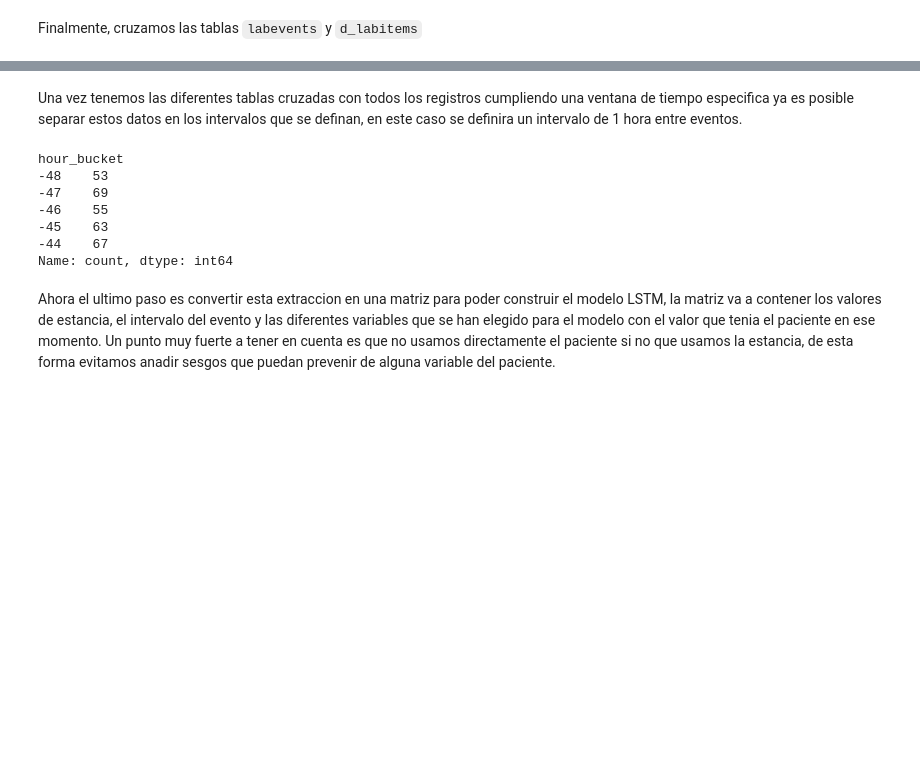
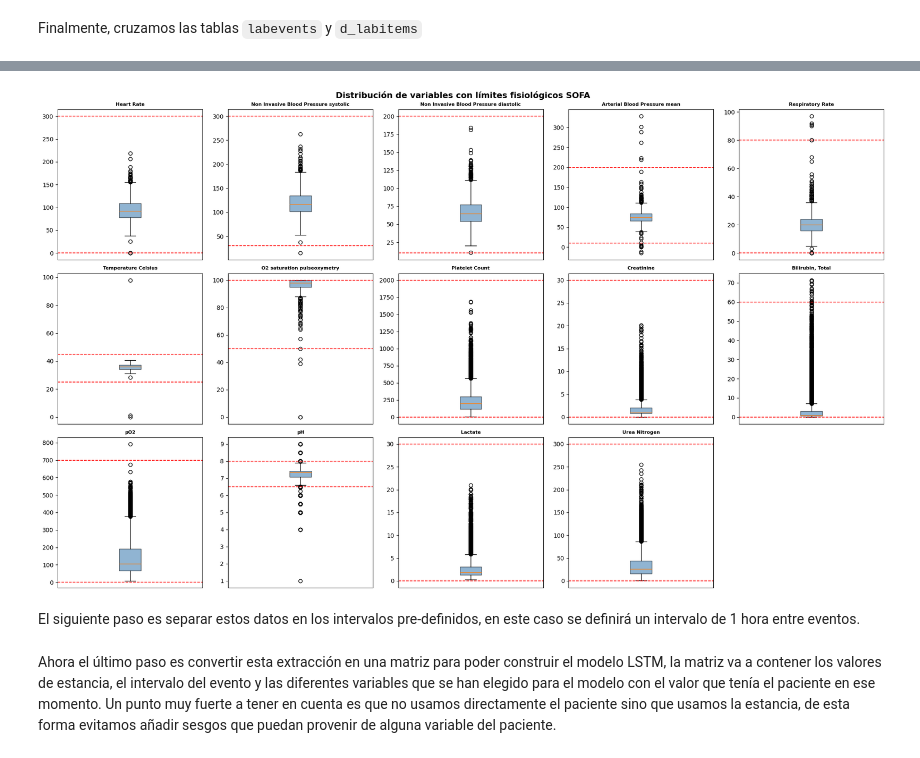
Before and after one commit to hsaddouki/DeepPulse-LSTM, a Jupyter notebook: notebooks/01_data_analysis.ipynb, the cells around one changed output, grey strips where cells are left out. Drawn from its saved outputs; the diff is of its cells as text; code cells hidden in the pictures; blank space fills up the shorter version.

Commit message:
Improve notebook with graphic analysis

```diff
--- a/notebooks/01_data_analysis.ipynb
+++ b/notebooks/01_data_analysis.ipynb
@@ -67,7 +81,7 @@ El primer paso se tratara de analizar los diagnosticos del dataset usando la var
 | **O75.3** | Sepsis durante el trabajo de parto |
 | **T81.44** | Sepsis tras procedimiento quirúrgico |
 # %%
-diagnoses = pd.read_csv('../data/hosp/diagnoses_icd.csv.gz')
+diagnoses = pd.read_csv(f'{BASE_DATA_DIR}/hosp/diagnoses_icd.csv.gz')
 print(diagnoses.shape)
 print(diagnoses.dtypes)
 print(diagnoses.head())
@@ -209,7 +223,7 @@ Aunque ahora hay una definicion de las dos tablas necesarias para establecer una
 # %%
-admissions = pd.read_csv('../data/hosp/admissions.csv.gz')
-transfers = pd.read_csv('../data/hosp/transfers.csv.gz')
-icustays = pd.read_csv('../data/icu/icustays.csv.gz')
+admissions = pd.read_csv(f'{BASE_DATA_DIR}/hosp/admissions.csv.gz')
+transfers  = pd.read_csv(f'{BASE_DATA_DIR}/hosp/transfers.csv.gz')
+icustays   = pd.read_csv(f'{BASE_DATA_DIR}/icu/icustays.csv.gz')
 
 print('-------------------------------- Tabla admissions --------------------------------')
 print(admissions.shape)
@@ -289,6 +310,6 @@ En resumen la tabla `chartevents` contiene valores vitales y `labevents` en camb
 # %%
-chartevents = pd.read_csv('../data/icu/chartevents.csv.gz')
-labevents = pd.read_csv('../data/hosp/labevents.csv.gz')
+chartevents = pd.read_csv(f'{BASE_DATA_DIR}/icu/chartevents.csv.gz')
+labevents   = pd.read_csv(f'{BASE_DATA_DIR}/hosp/labevents.csv.gz')
 
 print('-------------------------------- Tabla chartevents --------------------------------')
 print(chartevents.shape)
@@ -322,6 +343,6 @@ Ahora que las tablas requeridas estan cargadas es posible empezar a seleccionar
 # %%
-d_items = pd.read_csv('../data/icu/d_items.csv.gz')
-d_labitems = pd.read_csv('../data/hosp/d_labitems.csv.gz')
+d_items    = pd.read_csv(f'{BASE_DATA_DIR}/icu/d_items.csv.gz')
+d_labitems = pd.read_csv(f'{BASE_DATA_DIR}/hosp/d_labitems.csv.gz')
 
 print('-------------------------------- Tabla d_items --------------------------------')
 print(d_items.shape)
@@ -508,5 +622,37 @@ Registros labevents en ventana 48h: 0
+# %%
+fig, axes = plt.subplots(3, 5, figsize=(20, 12))
+axes = axes.flatten()
+
+all_vars = list(PHYSIO_LIMITS.keys())
+combined = pd.concat([
+    chart_windowed[['label', 'valuenum']],
+    lab_windowed[['label', 'valuenum']]
+])
+
+for i, var in enumerate(all_vars):
+    ax = axes[i]
+    data = combined[combined['label'] == var]['valuenum'].dropna()
+    if len(data) == 0:
+        ax.set_visible(False)
+        continue
+    ax.boxplot(data, vert=True, patch_artist=True,
+               boxprops=dict(facecolor='steelblue', alpha=0.6))
+    lo, hi = PHYSIO_LIMITS[var]
+    ax.axhline(lo, color='red', linestyle='--', linewidth=1.2, label=f'Min ({lo})')
+    ax.axhline(hi, color='red', linestyle='--', linewidth=1.2, label=f'Max ({hi})')
+    ax.set_title(var, fontsize=8, fontweight='bold')
+    ax.set_xticks([])
+
+for j in range(len(all_vars), len(axes)):
+    axes[j].set_visible(False)
+
+plt.suptitle('Distribución de variables con límites fisiológicos SOFA', fontsize=14, fontweight='bold')
+plt.tight_layout()
+plt.show()
+# %% [output]
+[figure, added]
 # %% [markdown]
-Una vez tenemos las diferentes tablas cruzadas con todos los registros cumpliendo una ventana de tiempo especifica ya es posible separar estos datos en los intervalos que se definan, en este caso se definira un intervalo de 1 hora entre eventos.
+El siguiente paso es separar estos datos en los intervalos pre-definidos, en este caso se definirá un intervalo de 1 hora entre eventos.
 # %%
 def add_time_features(df, onset_col='window_end'):
     """
@@ -533,19 +679,8 @@ def add_time_features(df, onset_col='window_end'):
 
 chart_windowed = add_time_features(chart_windowed)
 lab_windowed   = add_time_features(lab_windowed)
-
-# Verificar distribución de buckets
-print(chart_windowed['hour_bucket'].value_counts().sort_index().head(5))
-# %% [output]
-hour_bucket
--48    53
--47    69
--46    55
--45    63
--44    67
-Name: count, dtype: int64
 # %% [markdown]
-Ahora el ultimo paso es convertir esta extraccion en una matriz para poder construir el modelo LSTM, la matriz va a contener los valores de estancia, el intervalo del evento y las diferentes variables que se han elegido para el modelo con el valor que tenia el paciente en ese momento. Un punto muy fuerte a tener en cuenta es que no usamos directamente el paciente si no que usamos la estancia, de esta forma evitamos anadir sesgos que puedan prevenir de alguna variable del paciente.
+Ahora el último paso es convertir esta extracción en una matriz para poder construir el modelo LSTM, la matriz va a contener los valores de estancia, el intervalo del evento y las diferentes variables que se han elegido para el modelo con el valor que tenía el paciente en ese momento. Un punto muy fuerte a tener en cuenta es que no usamos directamente el paciente sino que usamos la estancia, de esta forma evitamos añadir sesgos que puedan provenir de alguna variable del paciente.
 # %%
 # Agregar: media por bucket (hay múltiples mediciones por hora)
 chart_agg = (
```
Also changed, not shown: parts of 31 cells of this notebook.
